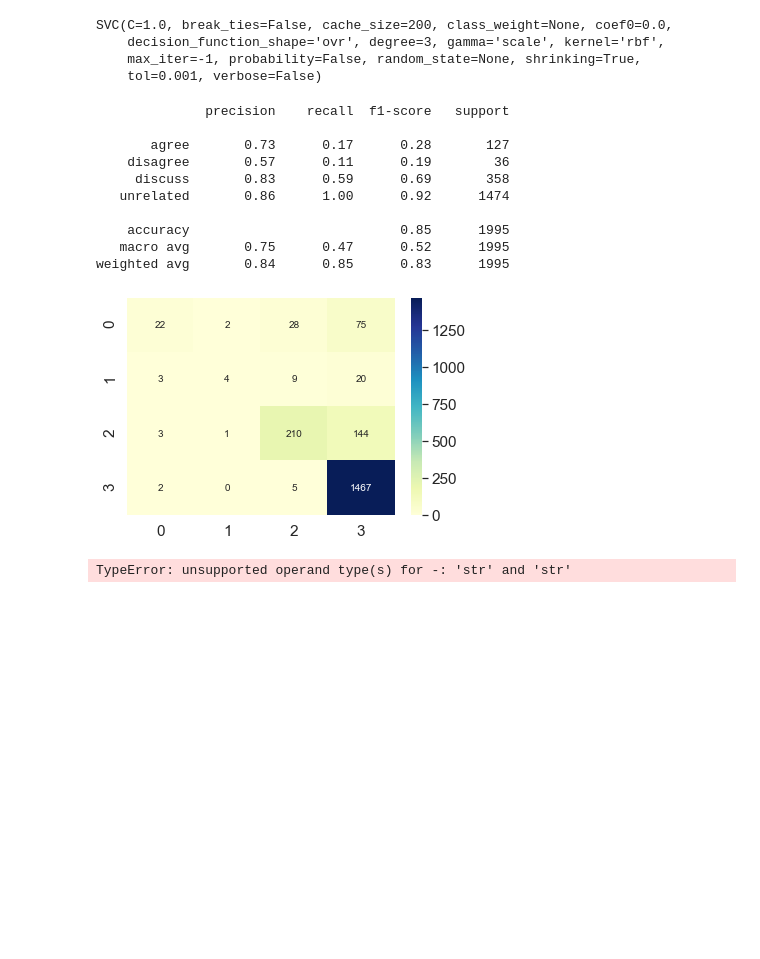
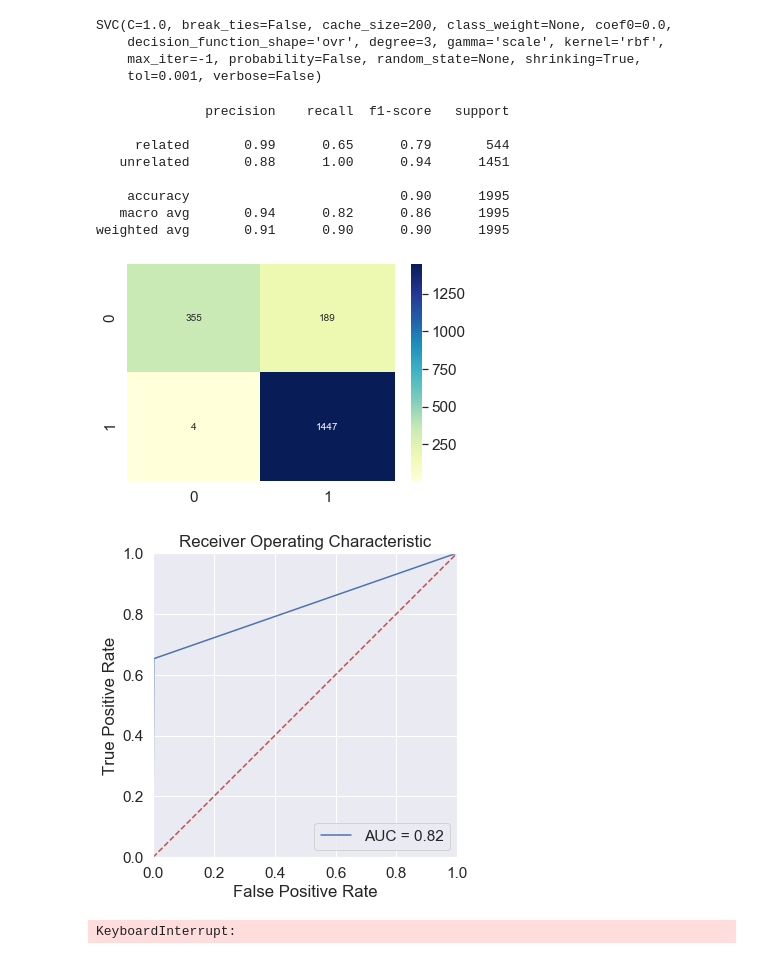
Before and after one commit to FaiZaman/Fake-News-Detection-with-Natural-Language-Processing, a Jupyter notebook: Fake_News_Challenge_Classifier.ipynb, the cells around one changed output. Saved outputs shown, nothing was run; the diff lists cells and outputs as text; code cells hidden in the pictures; blank space fills up the shorter version.

```diff
--- a/Fake_News_Challenge_Classifier.ipynb
+++ b/Fake_News_Challenge_Classifier.ipynb
@@ -206,33 +210,37 @@ SVC(C=1.0, break_ties=False, cache_size=200, class_weight=None, coef0=0.0,
     decision_function_shape='ovr', degree=3, gamma='scale', kernel='rbf',
     max_iter=-1, probability=False, random_state=None, shrinking=True,
     tol=0.001, verbose=False)
-# %%
-y_pred = model.predict(val)
-
-print(metrics.classification_report(y_val, y_pred))
-plot_confussion_matrix(y_val, y_pred)
-plot_roc_curve(y_val, y_pred)
-# %% [output]
-              precision    recall  f1-score   support
-
-       agree       0.73      0.17      0.28       127
-    disagree       0.57      0.11      0.19        36
-     discuss       0.83      0.59      0.69       358
-   unrelated       0.86      1.00      0.92      1474
-
-    accuracy                           0.85      1995
-   macro avg       0.75      0.47      0.52      1995
-weighted avg       0.84      0.85      0.83      1995
-[figure, removed]
-TypeError: unsupported operand type(s) for -: 'str' and 'str'
+# %%
+y_pred = model.predict(val)
+
+print(metrics.classification_report(y_val, y_pred))
+plot_confussion_matrix(y_val, y_pred)
+
+# convert to 0s and 1s for plotting ROC curve
+roc_y_val = [np.int64(1) if i == 'related' else np.int64(0) for i in y_val]
+roc_y_pred = [np.int64(1) if i == 'related' else np.int64(0) for i in y_pred]
+
+plot_roc_curve(roc_y_val, roc_y_pred)
+# %% [output]
+              precision    recall  f1-score   support
+
+     related       0.99      0.65      0.79       544
+   unrelated       0.88      1.00      0.94      1451
+
+    accuracy                           0.90      1995
+   macro avg       0.94      0.82      0.86      1995
+weighted avg       0.91      0.90      0.90      1995
+[figure, added]
+[figure, added]
 # %%
 # training an SVM on TF-IDF features
 # Define the parameters to tune
-"""
+
 parameters = {
-    'C': [0.5, 5],
+    'C': [1, 10],
     'gamma': [1, 'auto', 'scale']
 }
 # Tune yyperparameters  using Grid Search and a SVM model
 model = GridSearchCV(SVC(kernel='rbf'), parameters, cv=5, n_jobs=-1).fit(train, y_train)
-"""
+# %% [output]
+KeyboardInterrupt:
```
Also changed, not shown: parts of 7 cells of this notebook.
